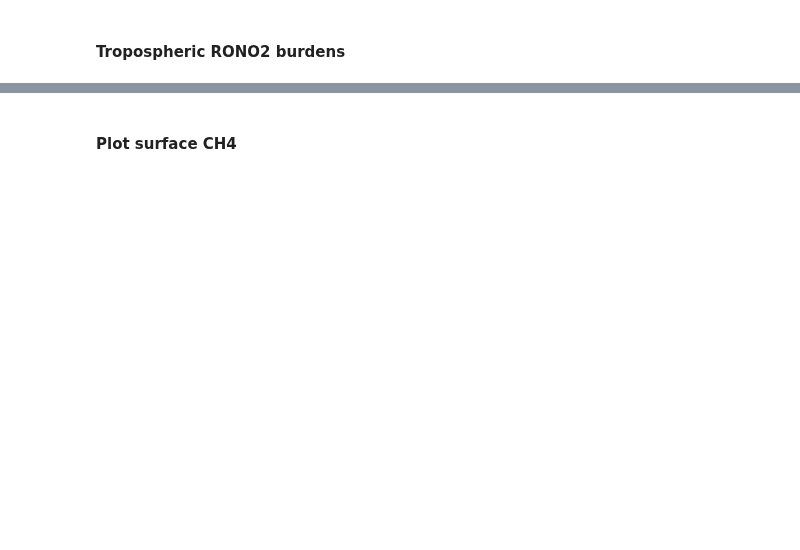
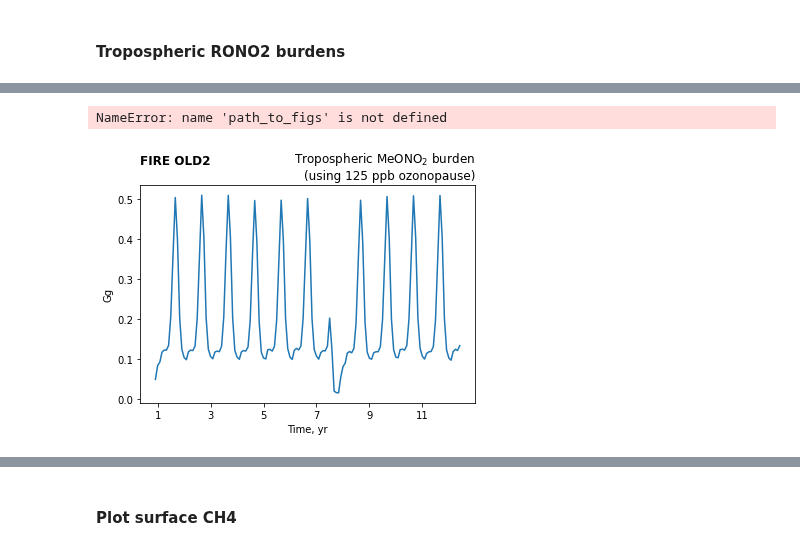
Before and after one commit to mzamyatina/phd_ukca, a Jupyter notebook: ukca_v7.3_run_qc.ipynb, the cells around one changed output, grey strips where cells are left out. Cells and saved outputs as stored; diff of their text form; code cells hidden in the pictures; blank space fills up the shorter version.

```diff
--- a/ukca_v7.3_run_qc.ipynb
+++ b/ukca_v7.3_run_qc.ipynb
@@ -413,16 +466,24 @@ if exp in ['CHEM', 'MARI', 'FIRE', 'FULL']:
 # %%
-if exp in ['CHEM', 'MARI', 'FIRE', 'FULL']:
+if exp in ["CHEM", "MARI", "FIRE OLD2", "FIRE OLD3", "FIRE", "FULL"]:
     fig, ax = plt.subplots()
     ax.plot(tstamps, meono2_burden.data)
-    ax.set_title(f'{exp}\n', loc='left', weight='bold')
-    ax.set_xlabel('Time, yr')
-    ax.set_ylabel('Gg')
+    ax.set_title(f"{exp}\n", loc="left", weight="bold")
+    ax.set_xlabel("Time, yr")
+    ax.set_ylabel("Gg")
     plt.draw()
-    new_labels = [int(i.get_text())-cb.coord('year').points[0] for i in ax.get_xticklabels(which='both')]
-    ax.set_xticklabels(new_labels);
-    if trop_def == 'chemical' and S60N60:
-        ax.set_title('Tropospheric $MeONO_2$ burden\n(60\u00B0S-60\u00B0N using 125 ppb ozonopause)', loc='right')
-        fig.savefig(path_to_figs / f'{job}_meono2_burden_chemtrop_60S60N.png')
-    if trop_def == 'chemical' and not S60N60:
-        ax.set_title('Tropospheric $MeONO_2$ burden\n(using 125 ppb ozonopause)', loc='right')
-        fig.savefig(path_to_figs / f'{job}_meono2_burden_chemtrop.png')
+    new_labels = [
+        int(i.get_text()) - cb.coord("year").points[0] for i in ax.get_xticklabels(which="both")
+    ]
+    ax.set_xticklabels(new_labels)
+    if trop_def == "chemical" and S60N60:
+        ax.set_title(
+            "Tropospheric $MeONO_2$ burden\n(60\u00B0S-60\u00B0N using 125 ppb ozonopause)",
+            loc="right",
+        )
+        fig.savefig(path_to_figs / f"{job}_meono2_burden_chemtrop_60S60N.png")
+    if trop_def == "chemical" and not S60N60:
+        ax.set_title("Tropospheric $MeONO_2$ burden\n(using 125 ppb ozonopause)", loc="right")
+        fig.savefig(path_to_figs / f"{job}_meono2_burden_chemtrop.png")
+# %% [output]
+NameError: name 'path_to_figs' is not defined
+[figure, added]
```
Also changed, not shown: parts of 35 cells of this notebook, 3 other files.
